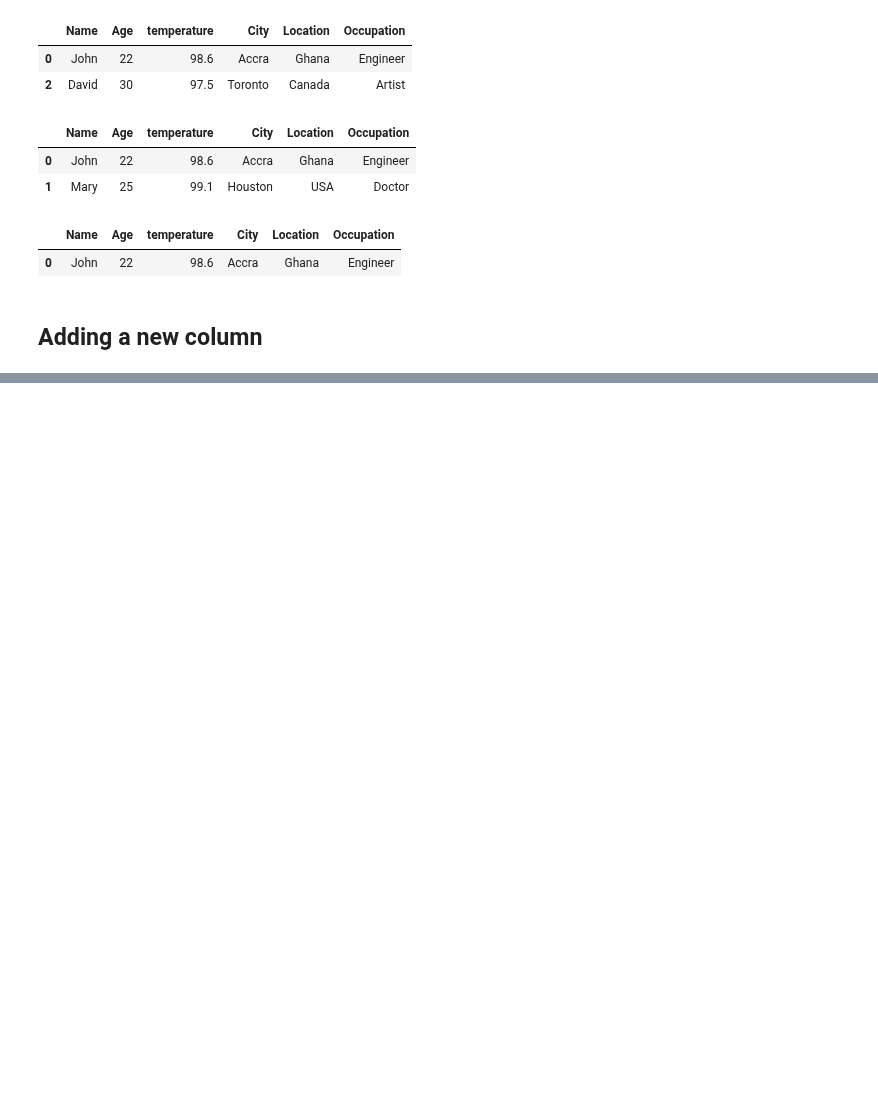
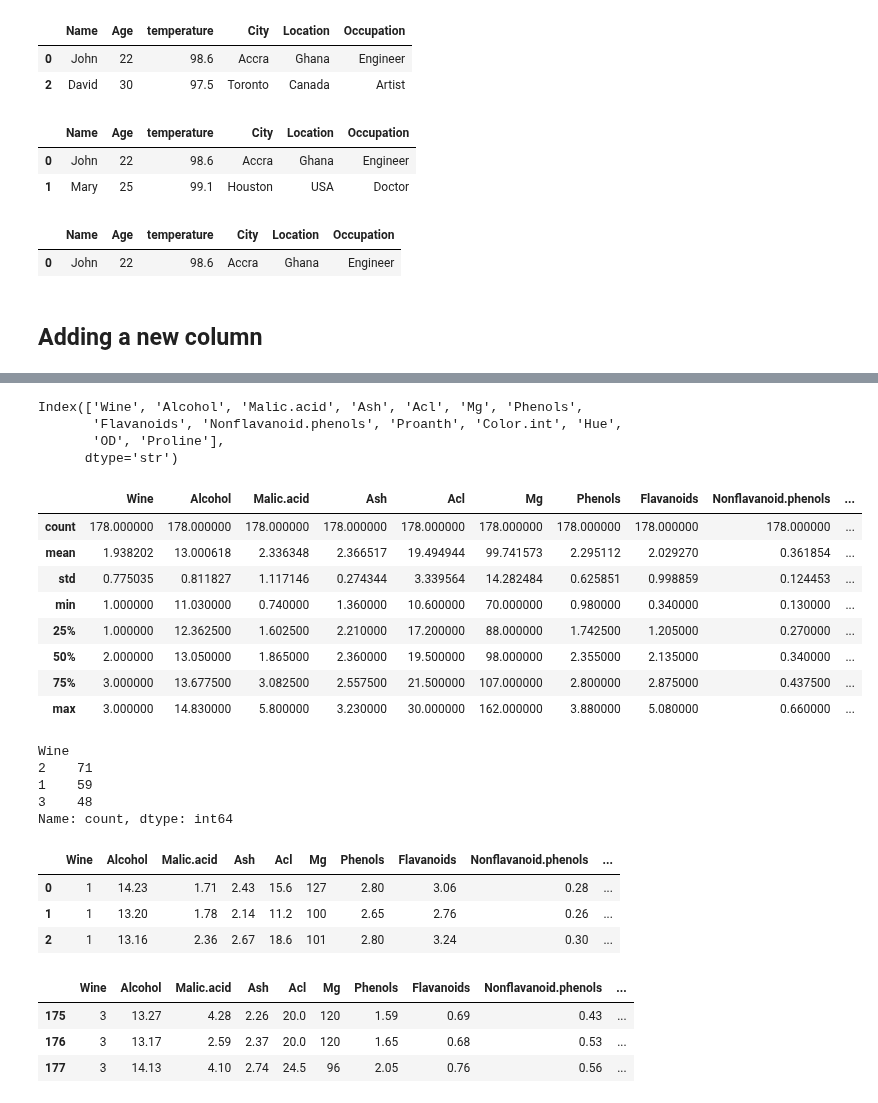
Before and after one commit to donwany/python-intro-v2, a Jupyter notebook: lesson10/o1_pandas_intro.ipynb, the cells around one changed output, grey strips where cells are left out. Saved outputs shown, nothing was run; the diff lists cells and outputs as text; code cells hidden in the pictures; blank space fills up the shorter version.

```diff
--- a/lesson10/o1_pandas_intro.ipynb
+++ b/lesson10/o1_pandas_intro.ipynb
@@ -210,0 +558,41 @@ df[ (df['City'] == 'Accra') & (df['Age'] <= 25) ]
+# %%
+wine_df.columns
+# %% [output]
+Index(['Wine', 'Alcohol', 'Malic.acid', 'Ash', 'Acl', 'Mg', 'Phenols',
+       'Flavanoids', 'Nonflavanoid.phenols', 'Proanth', 'Color.int', 'Hue',
+       'OD', 'Proline'],
+      dtype='str')
+# %%
+wine_df.describe()
+# %% [output]
+|  | Wine | Alcohol | Malic.acid | Ash | Acl | Mg | Phenols | Flavanoids | Nonflavanoid.phenols | ... |
+| count | 178.000000 | 178.000000 | 178.000000 | 178.000000 | 178.000000 | 178.000000 | 178.000000 | 178.000000 | 178.000000 | ... |
+| mean | 1.938202 | 13.000618 | 2.336348 | 2.366517 | 19.494944 | 99.741573 | 2.295112 | 2.029270 | 0.361854 | ... |
+| std | 0.775035 | 0.811827 | 1.117146 | 0.274344 | 3.339564 | 14.282484 | 0.625851 | 0.998859 | 0.124453 | ... |
+| min | 1.000000 | 11.030000 | 0.740000 | 1.360000 | 10.600000 | 70.000000 | 0.980000 | 0.340000 | 0.130000 | ... |
+| 25% | 1.000000 | 12.362500 | 1.602500 | 2.210000 | 17.200000 | 88.000000 | 1.742500 | 1.205000 | 0.270000 | ... |
+| 50% | 2.000000 | 13.050000 | 1.865000 | 2.360000 | 19.500000 | 98.000000 | 2.355000 | 2.135000 | 0.340000 | ... |
+| 75% | 3.000000 | 13.677500 | 3.082500 | 2.557500 | 21.500000 | 107.000000 | 2.800000 | 2.875000 | 0.437500 | ... |
+| max | 3.000000 | 14.830000 | 5.800000 | 3.230000 | 30.000000 | 162.000000 | 3.880000 | 5.080000 | 0.660000 | ... |
+# %%
+wine_df['Wine'].value_counts()
+# %% [output]
+Wine
+2    71
+1    59
+3    48
+Name: count, dtype: int64
+# %%
+wine_df.head(3)
+# %% [output]
+|  | Wine | Alcohol | Malic.acid | Ash | Acl | Mg | Phenols | Flavanoids | Nonflavanoid.phenols | ... |
+| 0 | 1 | 14.23 | 1.71 | 2.43 | 15.6 | 127 | 2.80 | 3.06 | 0.28 | ... |
+| 1 | 1 | 13.20 | 1.78 | 2.14 | 11.2 | 100 | 2.65 | 2.76 | 0.26 | ... |
+| 2 | 1 | 13.16 | 2.36 | 2.67 | 18.6 | 101 | 2.80 | 3.24 | 0.30 | ... |
+# %%
+wine_df.tail(3)
+# %% [output]
+|  | Wine | Alcohol | Malic.acid | Ash | Acl | Mg | Phenols | Flavanoids | Nonflavanoid.phenols | ... |
+| 175 | 3 | 13.27 | 4.28 | 2.26 | 20.0 | 120 | 1.59 | 0.69 | 0.43 | ... |
+| 176 | 3 | 13.17 | 2.59 | 2.37 | 20.0 | 120 | 1.65 | 0.68 | 0.53 | ... |
+| 177 | 3 | 14.13 | 4.10 | 2.74 | 24.5 | 96 | 2.05 | 0.76 | 0.56 | ... |
```
Also changed, not shown: parts of 57 cells of this notebook, 6 other files.
